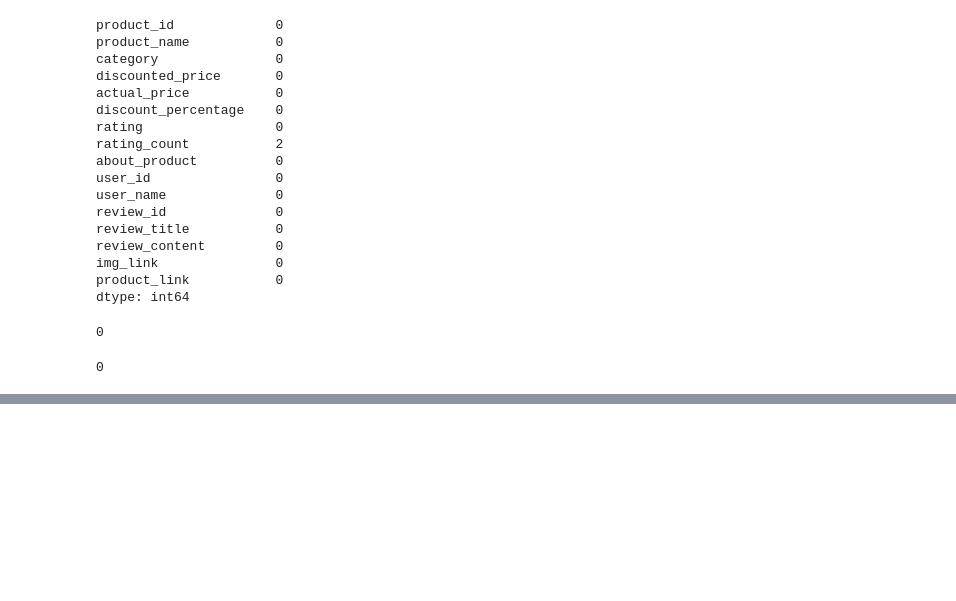
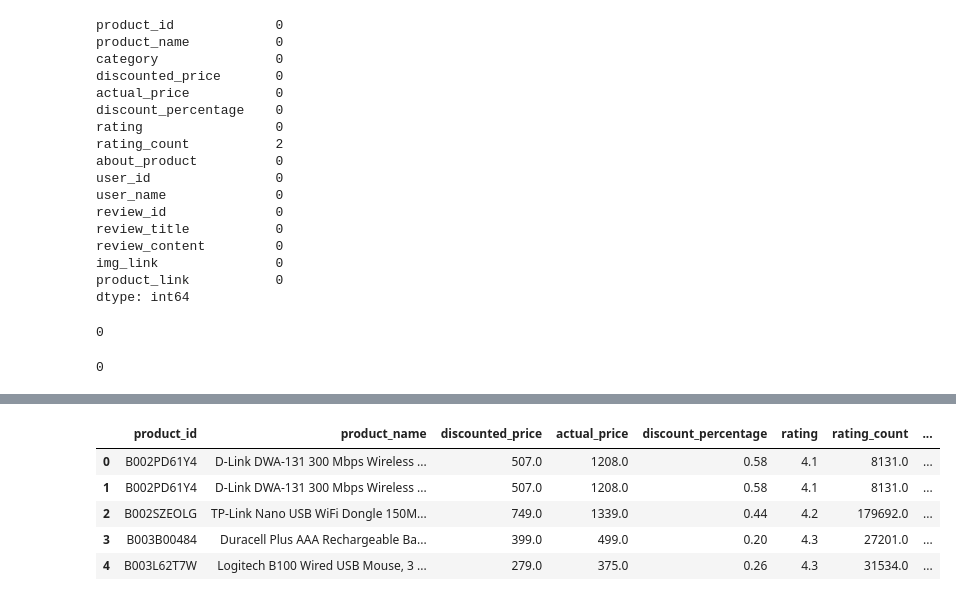
Before and after one commit to sanchick02/DSPAssignment, a Jupyter notebook: Product_Recommendation_System.ipynb, the cells around one changed output, grey strips where cells are left out. Drawn from its saved outputs; the diff is of its cells as text; code cells hidden in the pictures; blank space fills up the shorter version.

```diff
--- a/Product_Recommendation_System.ipynb
+++ b/Product_Recommendation_System.ipynb
@@ -47,13 +47,12 @@ dataset['rating_count'].isnull().sum()
 # %% [output]
 0
 # %%
-# seperate the currency sign from the discounted_price and actual_price and convert them to float
-dataset['discounted_price'] = dataset['discounted_price'].str.replace('₹', '')
-dataset['discounted_price'] = dataset['discounted_price'].str.replace(',', '')
-dataset['discounted_price'] = dataset['discounted_price'].astype(float)
-dataset['actual_price'] = dataset['actual_price'].str.replace('₹', '')
-dataset['actual_price'] = dataset['actual_price'].str.replace(',', '')
-dataset['actual_price'] = dataset['actual_price'].astype(float)
-# put the ₹ currency in a new column
-dataset['currency'] = '₹'
-dataset.head()
+#Changing the data type of discounted price and actual price
+
+dataset['discounted_price'] = dataset['discounted_price'].str.replace("₹",'')
+dataset['discounted_price'] = dataset['discounted_price'].str.replace(",",'')
+dataset['discounted_price'] = dataset['discounted_price'].astype('float64')
+
+dataset['actual_price'] = dataset['actual_price'].str.replace("₹",'')
+dataset['actual_price'] = dataset['actual_price'].str.replace(",",'')
+dataset['actual_price'] = dataset['actual_price'].astype('float64')
@@ -66,0 +59,8 @@ dataset.head()
+# %%
+#Changing Datatype and values in Discount Percentage
+
+dataset['discount_percentage'] = dataset['discount_percentage'].str.replace('%','').astype('float64')
+
+dataset['discount_percentage'] = dataset['discount_percentage'] / 100
+
+dataset['discount_percentage']
@@ -66,0 +88,22 @@ dataset.head()
+# %%
+#Removing the unusual string in the rating column
+dataset['rating'] = dataset['rating'].str.replace('|', '4.0').astype('float64')
+# %%
+category_split = dataset['category'].str.split('|', expand=True)
+category_split
+category_split = category_split.rename(columns={0:'category_1', 1:'category_2', 2:'category_3'})
+# %%
+# add the 3 new columns to the dataset
+dataset['category_1'] = category_split['category_1']
+dataset['category_2'] = category_split['category_2']
+# drop the original category column
+dataset.drop('category', axis=1, inplace=True)
+
+dataset.head()
+# %% [output]
+|  | product_id | product_name | discounted_price | actual_price | discount_percentage | rating | rating_count | ... |
+| 0 | B002PD61Y4 | D-Link DWA-131 300 Mbps Wireless ... | 507.0 | 1208.0 | 0.58 | 4.1 | 8131.0 | ... |
+| 1 | B002PD61Y4 | D-Link DWA-131 300 Mbps Wireless ... | 507.0 | 1208.0 | 0.58 | 4.1 | 8131.0 | ... |
+| 2 | B002SZEOLG | TP-Link Nano USB WiFi Dongle 150M... | 749.0 | 1339.0 | 0.44 | 4.2 | 179692.0 | ... |
+| 3 | B003B00484 | Duracell Plus AAA Rechargeable Ba... | 399.0 | 499.0 | 0.20 | 4.3 | 27201.0 | ... |
+| 4 | B003L62T7W | Logitech B100 Wired USB Mouse, 3 ... | 279.0 | 375.0 | 0.26 | 4.3 | 31534.0 | ... |
```
Also changed, not shown: parts of 45 cells of this notebook, 2 other files.
